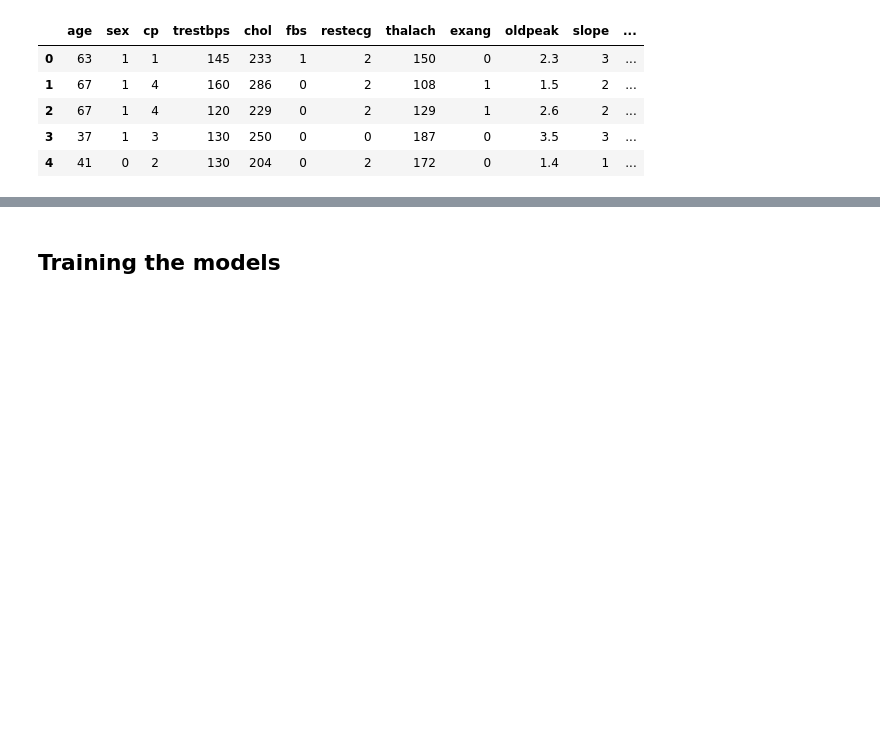
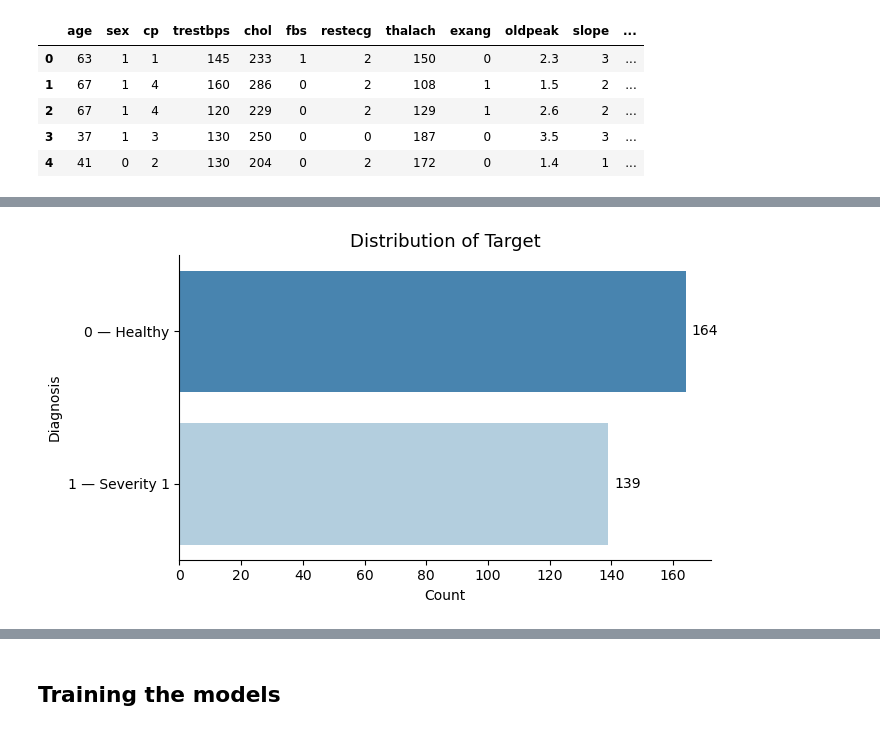
Before and after one commit to KevBoyz/data-science, a Jupyter notebook: Projects/14-heartchains/anl.ipynb, the cells around one changed output, grey strips where cells are left out. Drawn from its saved outputs; the diff is of its cells as text; code cells hidden in the pictures; blank space fills up the shorter version.

```diff
--- a/Projects/14-heartchains/anl.ipynb
+++ b/Projects/14-heartchains/anl.ipynb
@@ -63,0 +82,4 @@ dtype: int64
+# %%
+plot_target_distribution(df)
+# %% [output]
+[figure, added]
```
Also changed, not shown: parts of 21 cells of this notebook.
